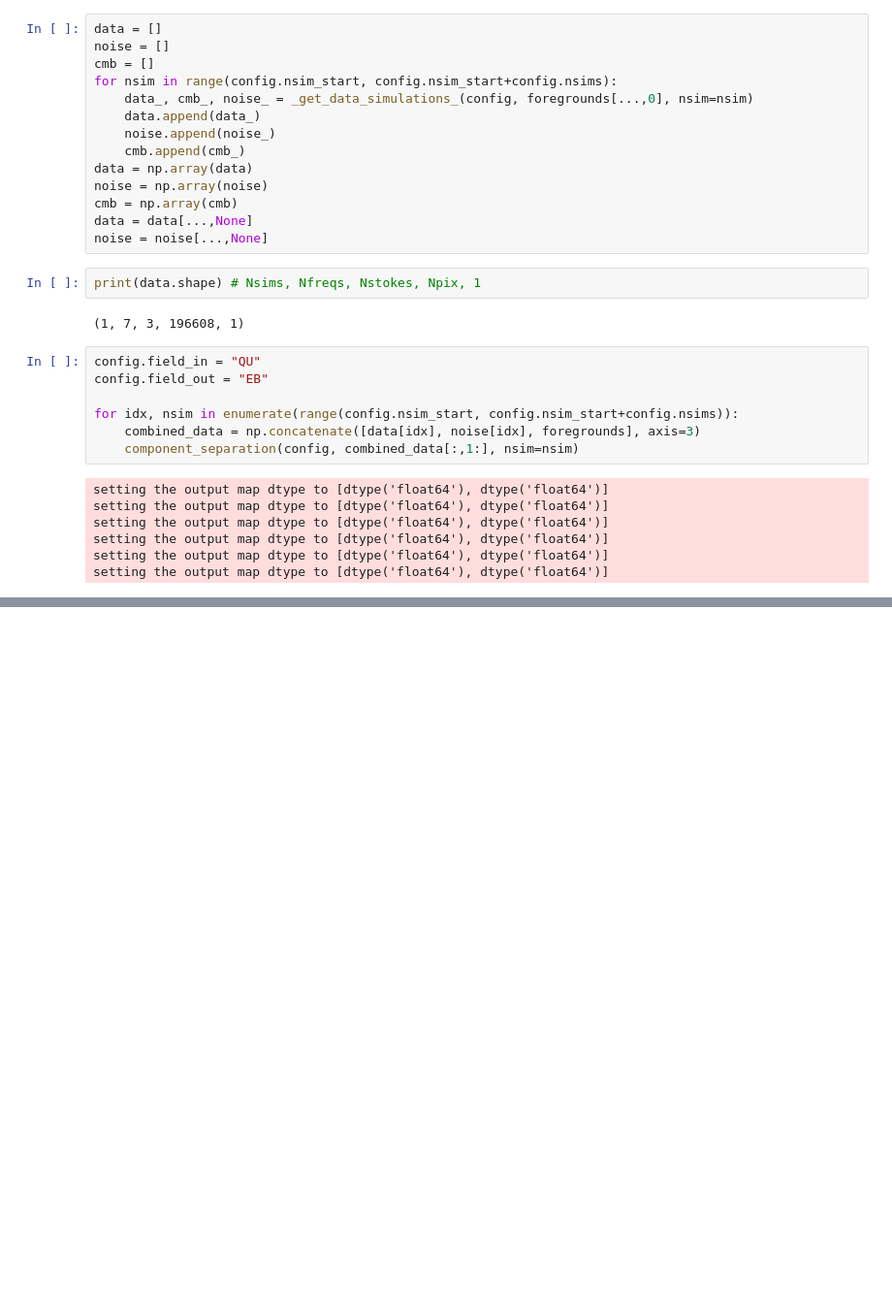
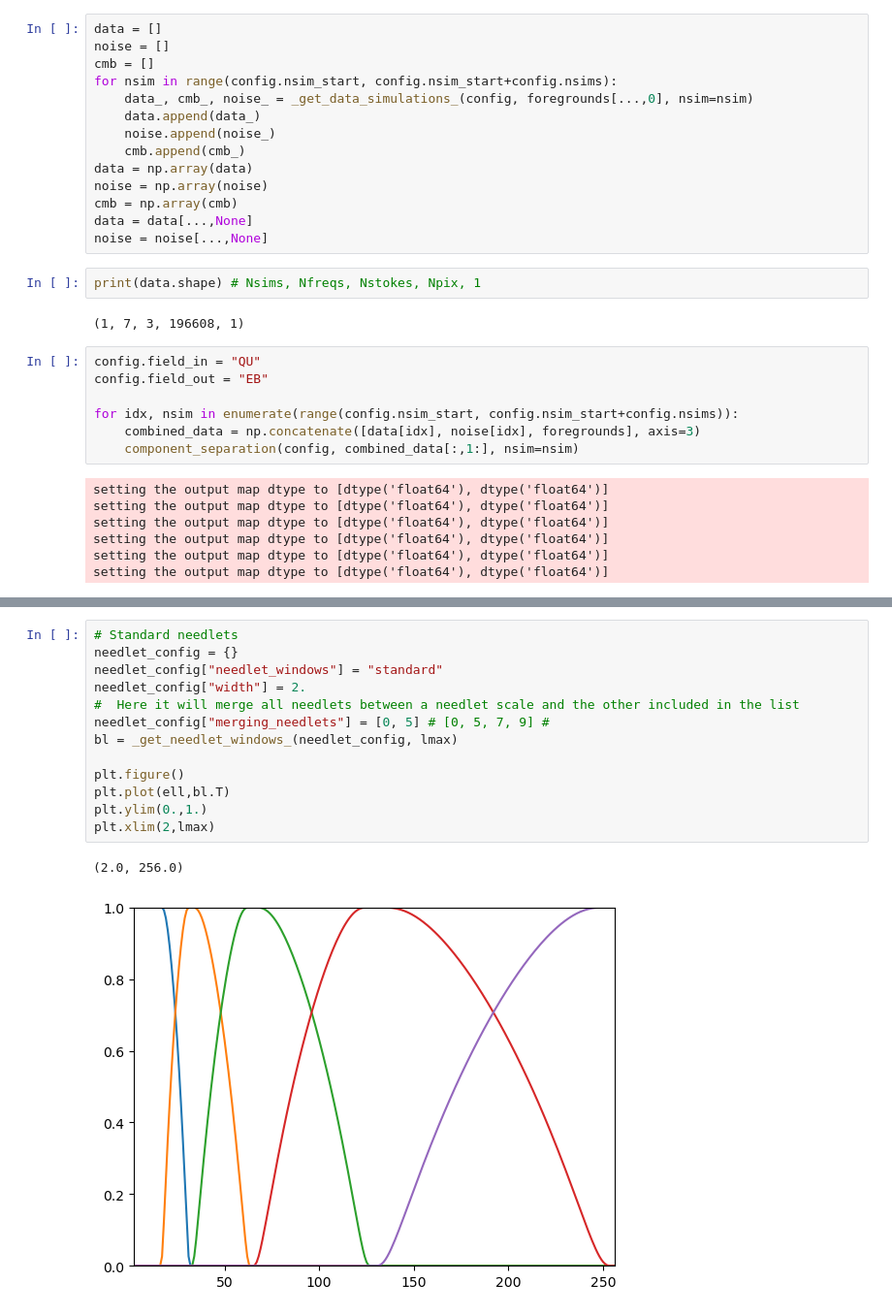
Before and after one commit to alecarones/broom, a Jupyter notebook: tutorial.ipynb, the cells around one changed output, grey strips where cells are left out. Shown at 97% size. Drawn from its saved outputs; the diff is of its cells as text; blank space fills up the shorter version.

```diff
--- a/tutorial.ipynb
+++ b/tutorial.ipynb
@@ -66,0 +87,16 @@ setting the output map dtype to [dtype('float64'), dtype('float64')]
+# %%
+# Standard needlets
+needlet_config = {}
+needlet_config["needlet_windows"] = "standard"
+needlet_config["width"] = 2.
+#  Here it will merge all needlets between a needlet scale and the other included in the list
+needlet_config["merging_needlets"] = [0, 5] # [0, 5, 7, 9] #
+bl = _get_needlet_windows_(needlet_config, lmax)
+
+plt.figure()
+plt.plot(ell,bl.T)
+plt.ylim(0.,1.)
+plt.xlim(2,lmax)
+# %% [output]
+(2.0, 256.0)
+[figure, added]
```
Also changed, not shown: parts of 4 cells of this notebook.
